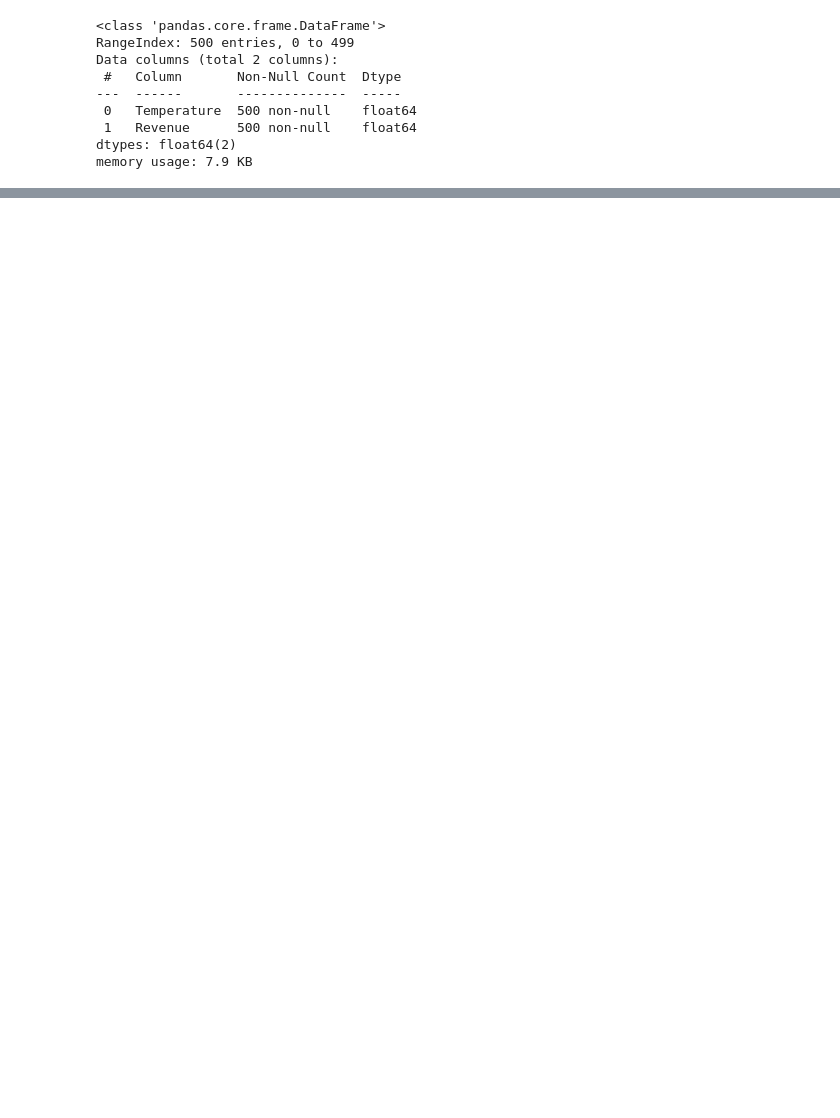
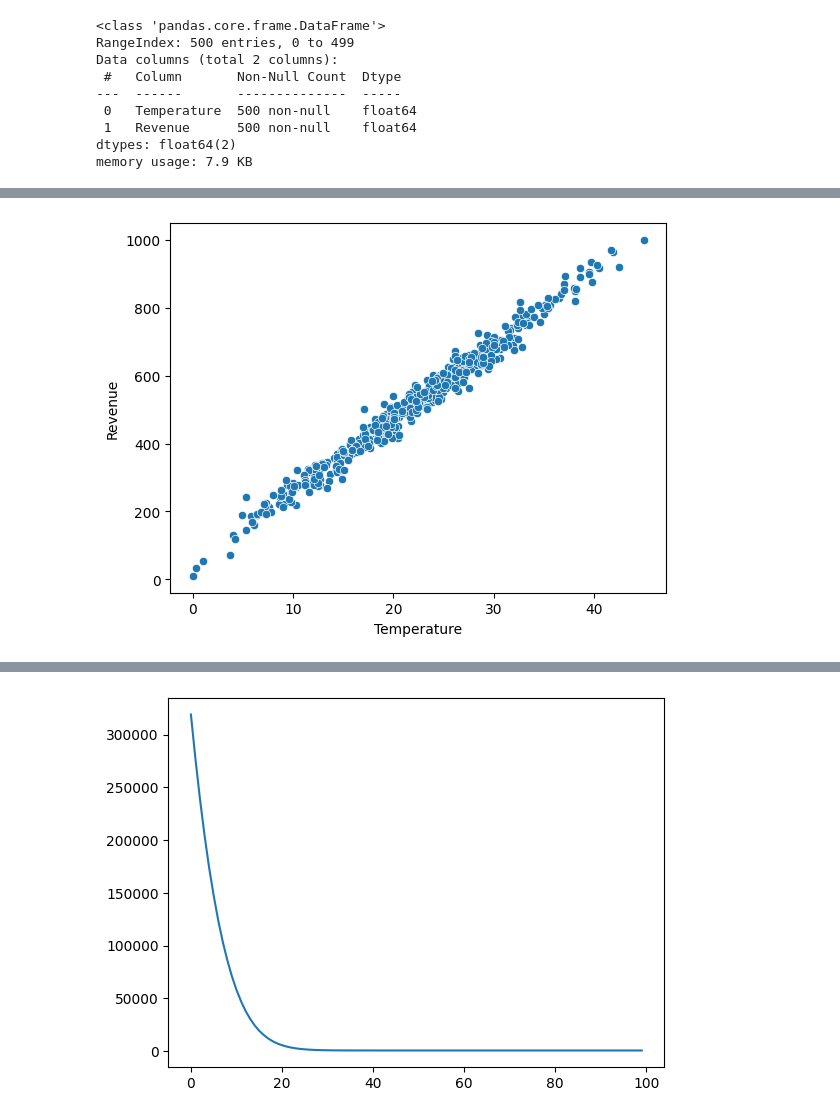
Before and after one commit to arnaldojr/DisruptiveArchitectures, a Jupyter notebook: material/aulas/IA/lab07/mlp.ipynb, the cells around one changed output, grey strips where cells are left out. Saved outputs shown, nothing was run; the diff lists cells and outputs as text; code cells hidden in the pictures; blank space fills up the shorter version.

```diff
--- a/material/aulas/IA/lab07/mlp.ipynb
+++ b/material/aulas/IA/lab07/mlp.ipynb
@@ -179,6 +222,6 @@ history_df['loss'].plot();
 # %%
 # Previsões com o modelo treinado
 temp = 5
-revenue = model.predict([temp])
-print('Revenue Predictions Using Trained ANN =', revenue)
+receita = model.predict([temp])
+print('Previsão de Receita Usando a ANN Treinada =', receita[0][0])
 # %% [output]
@@ -193,0 +257,72 @@ plt.title('Revenue Generated vs. Temperature @Ice Cream Stand');
+# %%
+import pandas as pd
+import numpy as np
+import seaborn as sns
+from matplotlib import pyplot as plt
+from tensorflow.keras import layers
+import tensorflow as tf
+from tensorflow import keras
+
+def carregar_e_visualizar_dados():
+    # Carregar os dados
+    #!wget https://raw.githubusercontent.com/arnaldojr/disruptivearchitectures/master/material/aulas/IA/lab07/SalesData.csv /content
+    df = pd.read_csv('SalesData.csv')
+    df.info()
+
+    # Separar os dados
+    X_train = df['Temperature']
+    y_train = df['Revenue']
+
+    # Visualizar os dados
+    sns.scatterplot(x=X_train, y=y_train)
+    plt.show()
+
+    return X_train, y_train
+
+def criar_e_compilar_modelo():
+    # Criar o modelo
+    model = keras.Sequential([
+        layers.Dense(units=1, input_shape=[1])
+    ])
+
+    # Compilar o modelo
+    model.compile(optimizer=tf.keras.optimizers.Adam(0.1), loss='mse')
+    model.summary()
+
+    return model
+
+def treinar_modelo(model, X_train, y_train, epochs=100):
+    historico_epochs = model.fit(X_train, y_train, epochs=epochs)
+    df_historico = pd.DataFrame(historico_epochs.history)
+    df_historico['loss'].plot()
+    plt.show()
+    return model
+
+def avaliar_e_prever(model, X_train, y_train):
+    # Visualizar as predições do modelo
+    plt.scatter(X_train, y_train, color='gray')
+    plt.plot(X_train, model.predict(X_train), color='red')
+    plt.ylabel('Receita [dólares]')
+    plt.xlabel('Temperatura [°C]')
+    plt.title('Receita Gerada vs. Temperatura no Ponto de Venda de Sorvetes')
+    plt.show()
+
+    # Fazer uma previsão
+    temp = 5
+    receita = model.predict([temp])
+    print('Previsão de Receita Usando a ANN Treinada =', receita)
+
+# ---- Programa principal ----
+
+# Carregar e visualizar os dados
+X_train, y_train = carregar_e_visualizar_dados()
+
+# Criar e compilar o modelo
+model = criar_e_compilar_modelo()
+
+# Treinar o modelo
+model = treinar_modelo(model, X_train, y_train)
+
+# Avaliar e fazer predições
+avaliar_e_prever(model, X_train, y_train)
+# %% [output]
@@ -193,0 +338 @@ plt.title('Revenue Generated vs. Temperature @Ice Cream Stand');
+[figure, added]
@@ -193,0 +356 @@ plt.title('Revenue Generated vs. Temperature @Ice Cream Stand');
+[figure, added]
```
Also changed, not shown: parts of 25 cells of this notebook.
